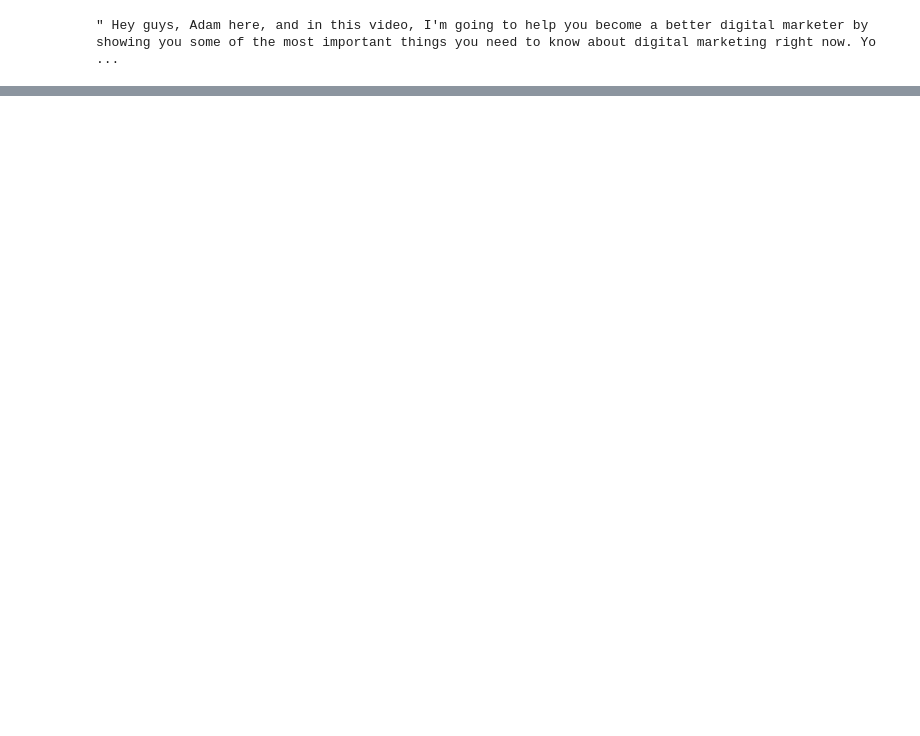
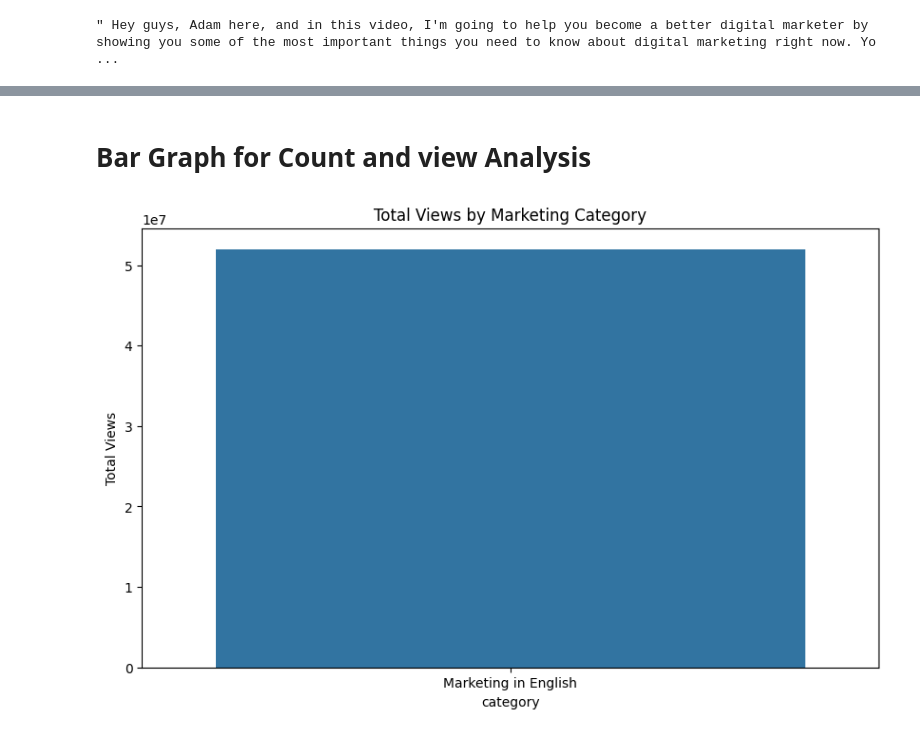
Before and after one commit to Reddy-Sekhar/sekharspace, a Jupyter notebook: assignment_2.ipynb, the cells around one changed output, grey strips where cells are left out. Cells and saved outputs as stored; diff of their text form; code cells hidden in the pictures; blank space fills up the shorter version.

```diff
--- a/assignment_2.ipynb
+++ b/assignment_2.ipynb
@@ -241,0 +266,4 @@ open("transcription.txt").read()
+# %%
+df = pd.read_csv('marketing_videos.csv')
+
+print(df.head())
@@ -241,0 +291,15 @@ open("transcription.txt").read()
+# %% [markdown]
+# Bar Graph for Count and view Analysis
+# %%
+category_views = df.groupby('category')['views'].sum().reset_index()
+
+category_views = category_views.sort_values(by='views', ascending=False)
+
+plt.figure(figsize=(10, 6))
+sns.barplot(x='category', y='views', data = category_views)
+plt.title('Total Views by Marketing Category')
+plt.xlabel('category')
+plt.ylabel('Total Views')
+plt.show()
+# %% [output]
+[figure, added]
```
Also changed, not shown: parts of 43 cells of this notebook.
